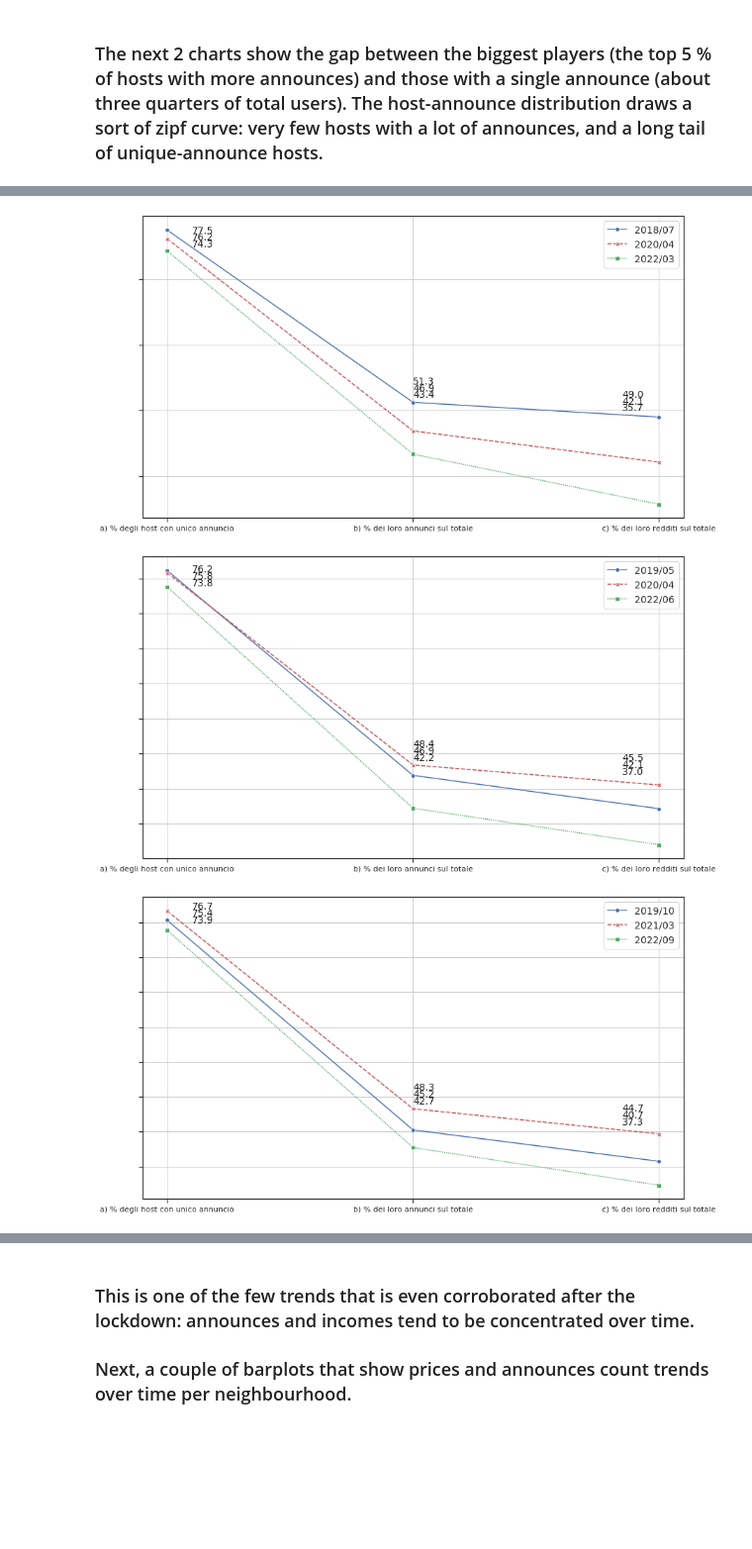
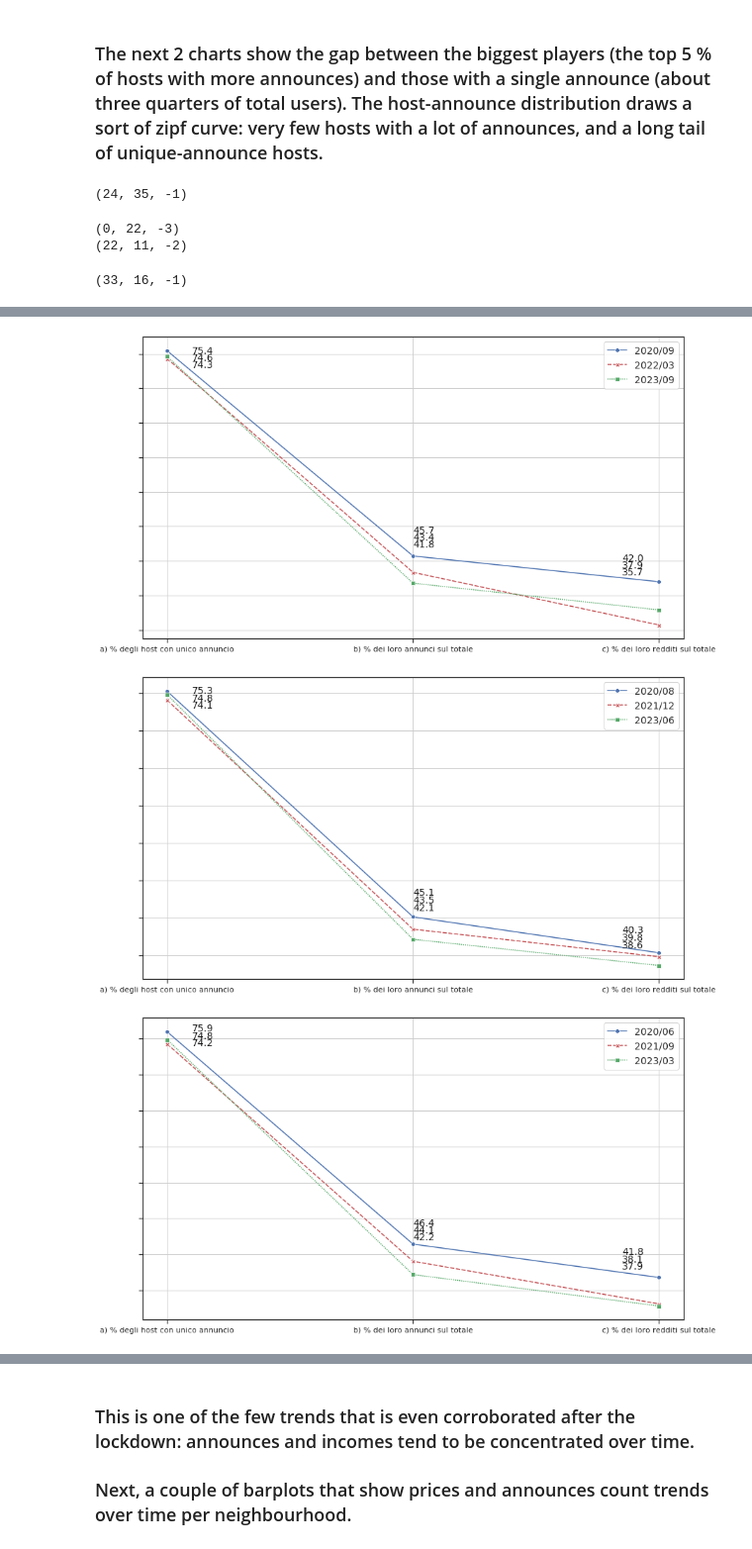
Before and after one commit to laszlo91/Inside-Airbnb-studies, a Jupyter notebook: bologna/1) Overview.ipynb, the cells around one changed output, grey strips where cells are left out. Shown at 99% size. Drawn from its saved outputs; the diff is of its cells as text; code cells hidden in the pictures; blank space fills up the shorter version.

```diff
--- a/bologna/1) Overview.ipynb
+++ b/bologna/1) Overview.ipynb
@@ -230,17 +230,34 @@ dfs = [remove_outliers(i) for i in dfs]
 periods_2 = [i.strftime('%Y/%m') for i in periods]
 # %% [markdown]
 ### The next 2 charts show the gap between the biggest players (the top 5 % of hosts with more announces) and those with a single announce (about three quarters of total users). The host-announce distribution draws a sort of zipf curve: very few hosts with a lot of announces, and a long tail of unique-announce hosts.
+# %%
+def three_val(i, dfs=dfs):
+    start = round(len(dfs) / 2) + i
+    median = round(len(dfs) / 4)*3 + i
+    stop = -3 + i
+    if stop>-1:
+        raise ValueError(f"take an argument smaller than {i}!")
+    return (start, median, stop)
+
+three_val1(2)
+# %% [output]
+(24, 35, -1)
+# %%
+print(three_val1())
+print(three_val2())
+three_val3()
+# %% [output]
+(0, 22, -3)
+(22, 11, -2)
+(33, 16, -1)
 # %%
-def three_val1(dfs=dfs):
-    return (0, round(len(dfs) / 2), -3)
-
-def three_val2(dfs=dfs):
-    start = round(len(dfs) / 2)
-    return (start, round(start / 2), -2)
-
-def three_val3(dfs=dfs):
-    start = round(len(dfs) / 4)*3
-    return (start, round(start / 2), -1)
+def three_val(i, dfs=dfs):
+    start = round(len(dfs) / 2) + i
+    median = round(len(dfs) / 4)*3 + i + 2
+    stop = -3 + i
+    if stop>-1:
+        raise ValueError(f"take an argument smaller than {i}!")
+    return (start, median, stop)
 
 
 def single_host(period):
@@ -329,8 +346,7 @@ def snsplot2(lines, x, scissor):
     plt.grid()
 
 
-i = scissor_1(three_val1())
-#ibis = scissor_1((0, 12, -1))
-ii = scissor_1(three_val2())
-iii = scissor_1(three_val3())
+i = scissor_1(three_val(2))
+ii = scissor_1(three_val(1))
+iii = scissor_1(three_val(0))
 # %% [output]
@@ -349,6 +365,6 @@ c) % dei loro redditi sul totale    40.744711  44.678151  37.313141
-[figure, old version]
+[figure, new version]
-[figure, old version]
+[figure, new version]
-[figure, old version]
+[figure, new version]
 # %%
 def incomes_rate(period, nHosts):
 
```
Also changed, not shown: parts of 10 cells of this notebook, 7 other files.
